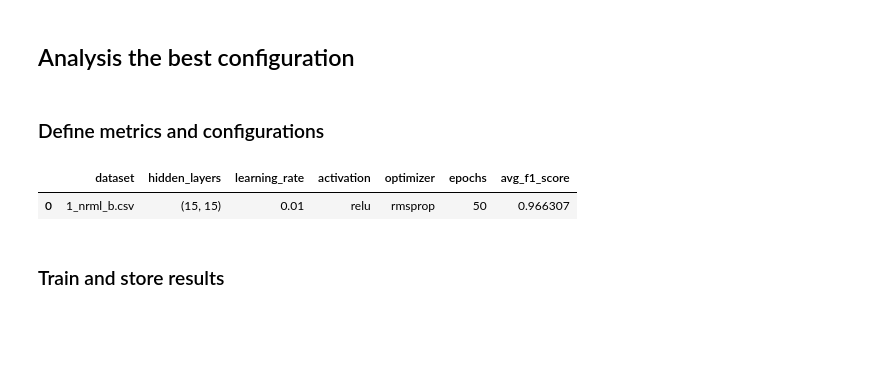
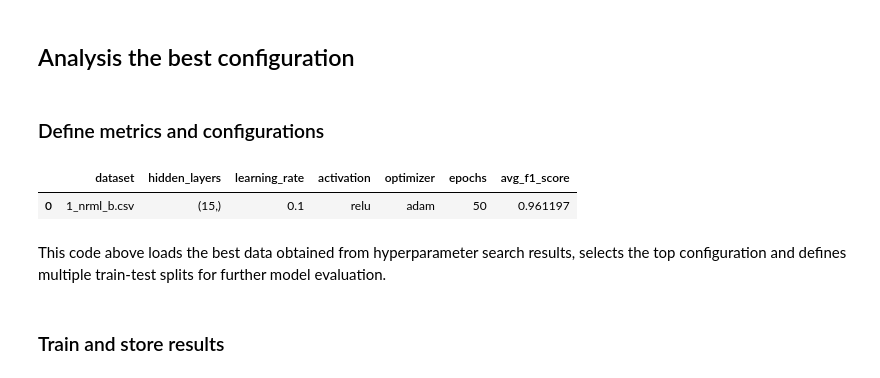
Before and after one commit to machine-learning-hwu-project/Dubai_UG_11, a Jupyter notebook: R5(Neural Networks)/mlp.ipynb, the cells around one changed output. Saved outputs shown, nothing was run; the diff lists cells and outputs as text; code cells hidden in the pictures; blank space fills up the shorter version.

```diff
--- a/R5(Neural Networks)/mlp.ipynb
+++ b/R5(Neural Networks)/mlp.ipynb
@@ -392,39 +400,39 @@ def load_data(file_path):
         y = np.where(y == 1, 0, 1)
     scaler = StandardScaler()
     X = scaler.fit_transform(X)
     X_tensor = torch.tensor(X, dtype=torch.float32).to(device)
     y_tensor = torch.tensor(y, dtype=torch.float32).view(-1, 1).to(device)
     return X_tensor, y_tensor
 
 
-# Load the hyperparameter search results
+# Load the hyperparameter search results and save it inside a pandas dataframe
 results_csv_path = '/media/abood/windowsdatassd2/coursework/R5(Neural Networks)/hyperparameter_search_results.csv'
-
-# Read the CSV into a  new DataFrame
 hyper_results_df = pd.read_csv(results_csv_path)
 
 # Convert 'hidden_layers' from string to tuple
 hyper_results_df['hidden_layers'] = hyper_results_df['hidden_layers'].apply(lambda x: tuple(ast.literal_eval(x)))
 
 # Select the top configuration based on average F1 score
-top_3_df = hyper_results_df.sort_values(by='avg_f1_score', ascending=False).head(1).reset_index(drop=True)
-display(top_3_df)
+top_df = hyper_results_df.sort_values(by='avg_f1_score', ascending=False).head(1).reset_index(drop=True)
+display(top_df)
 
 
 # list to store all experimental results
 experiment_results = []
 
 
 
 # Define the different train-test splits
 split_ratios = {
     '80-20': {'train_size': 0.8, 'test_size': 0.2},
     '70-30': {'train_size': 0.7, 'test_size': 0.3},
     '60-40': {'train_size': 0.6, 'test_size': 0.4},
 }
 # %% [output]
 |  | dataset | hidden_layers | learning_rate | activation | optimizer | epochs | avg_f1_score |
-| 0 | 1_nrml_b.csv | (15, 15) | 0.01 | relu | rmsprop | 50 | 0.966307 |
+| 0 | 1_nrml_b.csv | (15,) | 0.1 | relu | adam | 50 | 0.961197 |
+# %% [markdown]
+This code above loads the best data obtained from hyperparameter search results, selects the top configuration and defines multiple train-test splits for further model evaluation.
 # %% [markdown]
 ### Train and store results
 # %%
```
Also changed, not shown: parts of 61 cells of this notebook, 6 other files.
